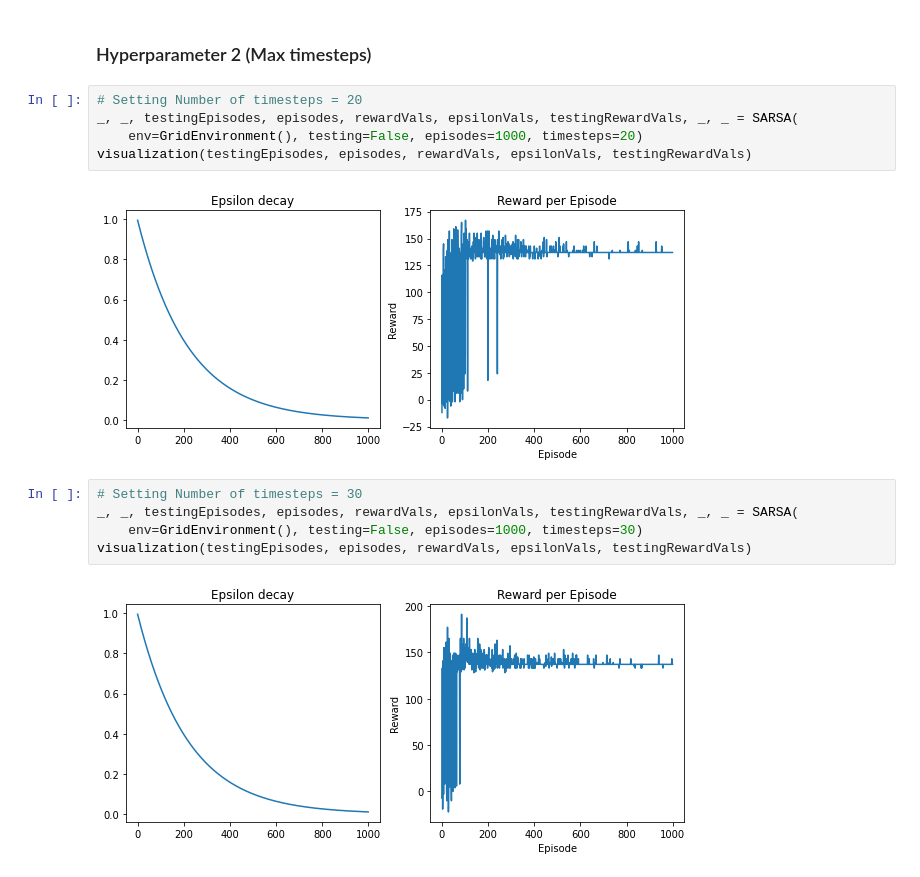
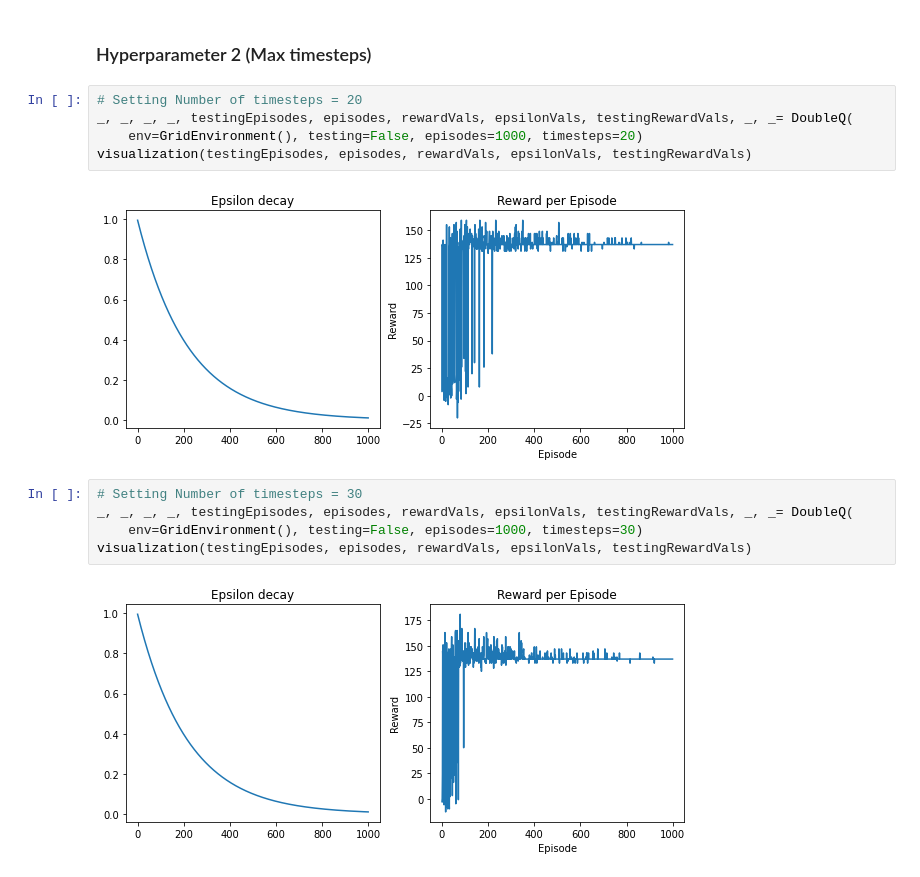
Before and after one commit to UBCSE-ngupta22/CSE574_Assign3, a Jupyter notebook: ngupta22_shuchisu_assignment3_part_3.ipynb, the cells around one changed output. Drawn from its saved outputs; the diff is of its cells as text.

```diff
--- a/ngupta22_shuchisu_assignment3_part_3.ipynb
+++ b/ngupta22_shuchisu_assignment3_part_3.ipynb
@@ -326,17 +336,17 @@ visualization(testingEpisodes, episodes, rewardVals, epsilonVals, testingRewardV
 ### Hyperparameter 2 (Max timesteps)
 # %%
 # Setting Number of timesteps = 20
-_, _, testingEpisodes, episodes, rewardVals, epsilonVals, testingRewardVals, _, _ = SARSA(
+_, _, _, _, testingEpisodes, episodes, rewardVals, epsilonVals, testingRewardVals, _, _= DoubleQ(
     env=GridEnvironment(), testing=False, episodes=1000, timesteps=20)
 visualization(testingEpisodes, episodes, rewardVals, epsilonVals, testingRewardVals)
 # %% [output]
-[figure, old version]
+[figure, new version]
 # %%
 # Setting Number of timesteps = 30
-_, _, testingEpisodes, episodes, rewardVals, epsilonVals, testingRewardVals, _, _ = SARSA(
+_, _, _, _, testingEpisodes, episodes, rewardVals, epsilonVals, testingRewardVals, _, _= DoubleQ(
     env=GridEnvironment(), testing=False, episodes=1000, timesteps=30)
 visualization(testingEpisodes, episodes, rewardVals, epsilonVals, testingRewardVals)
 # %% [output]
-[figure, old version]
+[figure, new version]
 # %%
 # Setting Number of timesteps = 40
```
Also changed, not shown: parts of 12 cells of this notebook.
